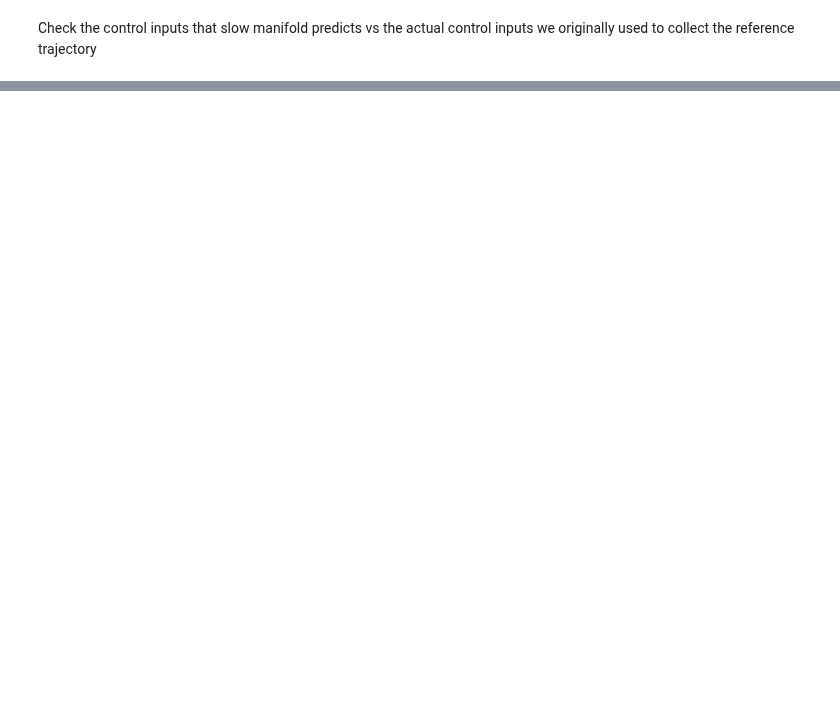
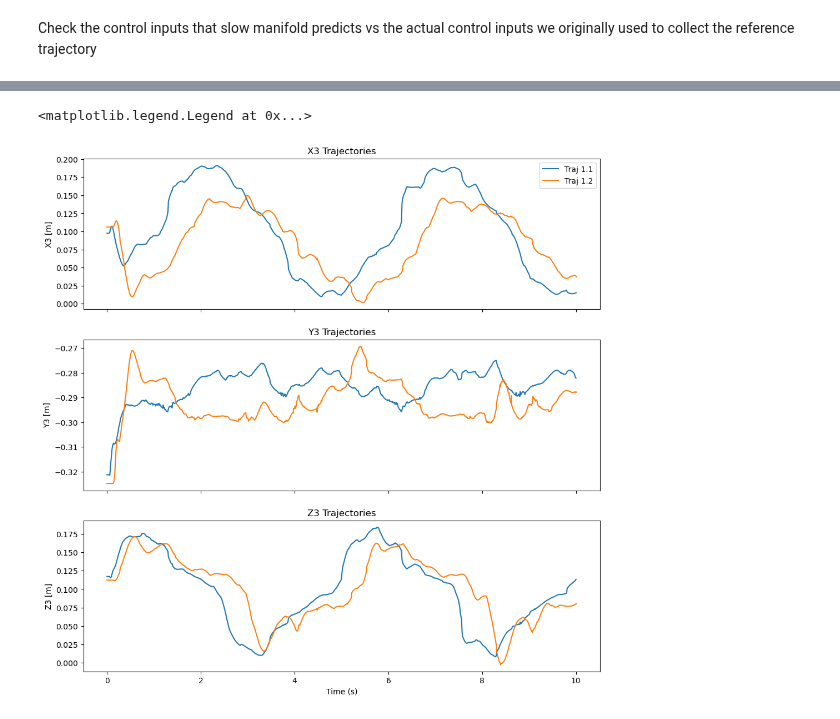
Before and after one commit to StanfordASL/trunk-stack, a Jupyter notebook: stack/main/scripts/generate_slow_manifold_inputs.ipynb, the cells around one changed output, grey strips where cells are left out. Saved outputs shown, nothing was run; the diff lists cells and outputs as text; code cells hidden in the pictures; blank space fills up the shorter version.

```diff
--- a/stack/main/scripts/generate_slow_manifold_inputs.ipynb
+++ b/stack/main/scripts/generate_slow_manifold_inputs.ipynb
@@ -205,0 +298,33 @@ axs[2].legend(loc="lower right")
+# %%
+rest_positions = np.array([0.10056, -0.10541, 0.10350, 0.09808, -0.20127, 0.10645, 0.09242, -0.31915, 0.09713])
+ys_ik = pd.read_csv(f'../data/trajectories/dynamic/observations_controlled_circle_7.0.csv')
+ys_ik_2 = pd.read_csv(f'../data/trajectories/dynamic/observations_slow_manifold_test_1.csv')
+# %%
+fig, axs = plt.subplots(3, 1, figsize=(12,12), sharex=True)
+time = ys_ik['ID']/100 # time in s
+time_2 = ys_ik_2['ID']/100
+
+# Plot x3
+axs[0].plot(time, ys_ik['x3'], label='Traj 1.1')
+axs[0].plot(time_2, ys_ik_2['x3'], label='Traj 1.2')
+axs[0].set_title("X3 Trajectories")
+axs[0].set_ylabel("X3 [m]")
+
+# Plot y3
+axs[1].plot(time, ys_ik['y3'], label='Traj 1.1')
+axs[1].plot(time_2, ys_ik_2['y3'], label='Traj 1.2')
+axs[1].set_title("Y3 Trajectories")
+axs[1].set_ylabel("Y3 [m]")
+
+# Plot z3
+axs[2].plot(time, ys_ik['z3'], label='Traj 1.1')
+axs[2].plot(time_2, ys_ik_2['z3'], label='Traj 1.2')
+axs[2].set_title("Z3 Trajectories")
+axs[2].set_ylabel("Z3 [m]")
+axs[2].set_xlabel("Time (s)")
+
+
+axs[0].legend(loc="upper right")
+# %% [output]
+<matplotlib.legend.Legend at 0x...>
+[figure, added]
```
Also changed, not shown: parts of 9 cells of this notebook.
